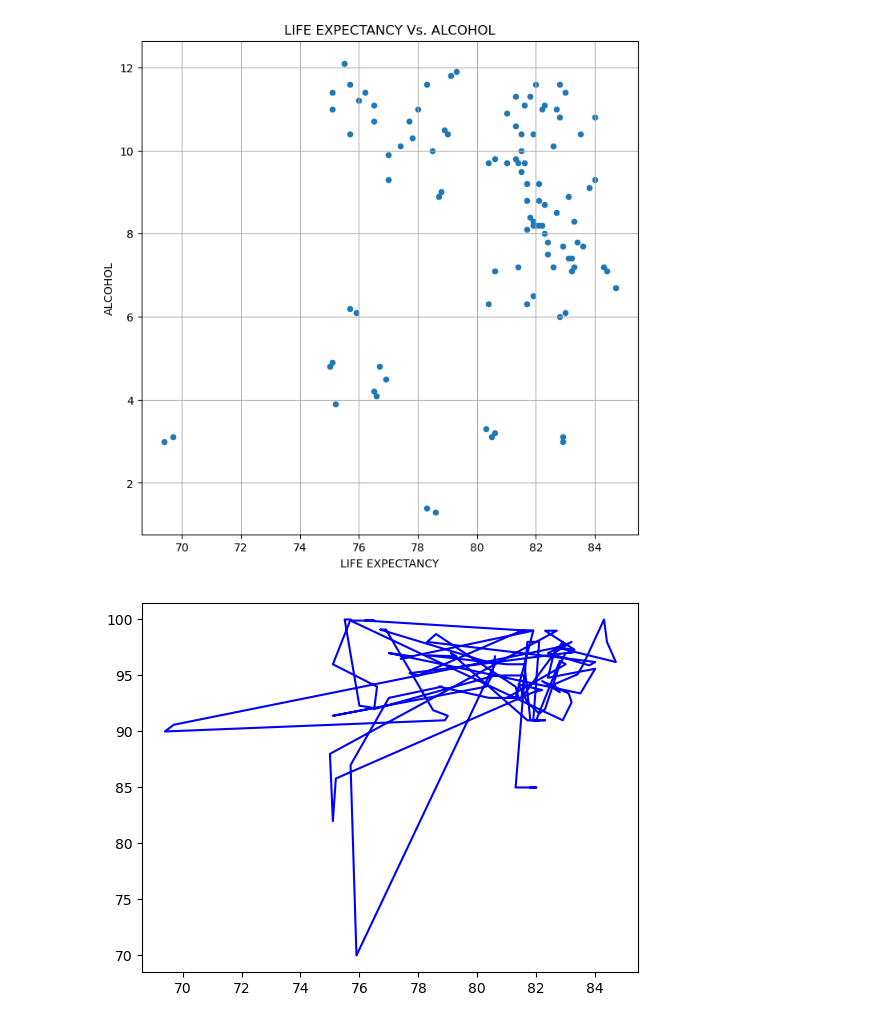
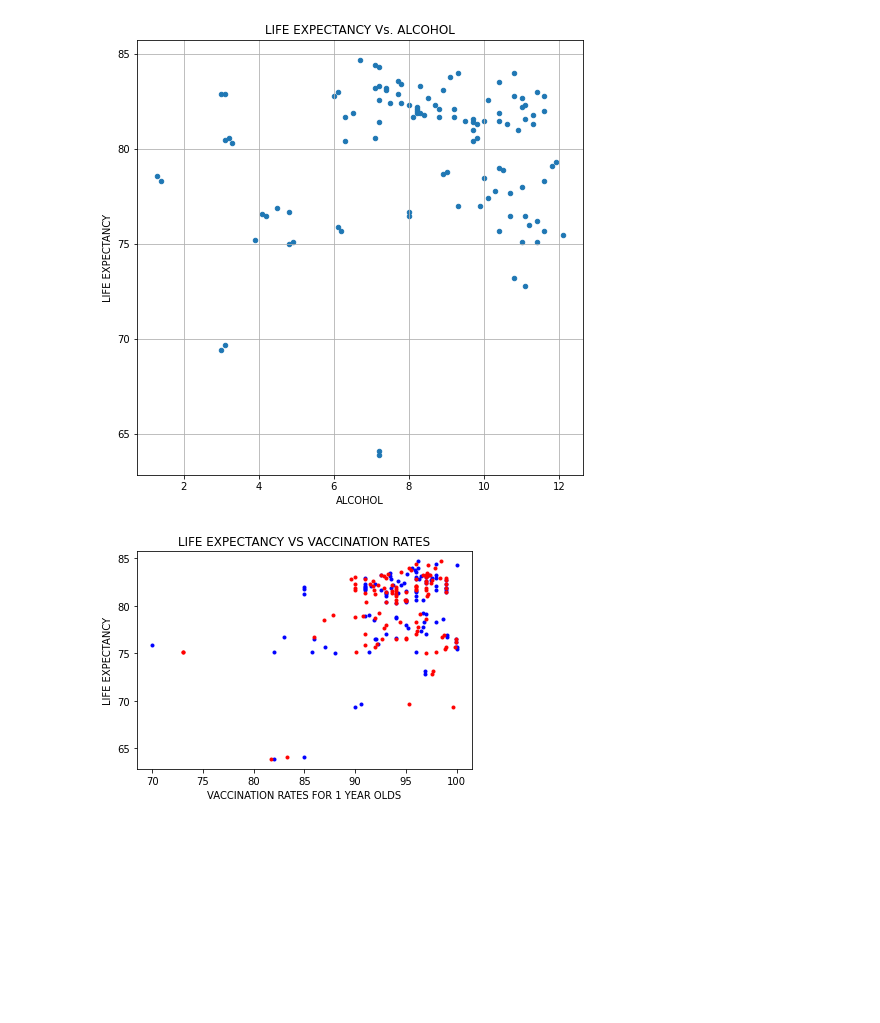
Before and after one commit to lisahh986/project1, a Jupyter notebook: Visualization.ipynb, the cells around one changed output. Saved outputs shown, nothing was run; the diff lists cells and outputs as text; code cells hidden in the pictures; blank space fills up the shorter version.

Commit message:
update visuals and reorganized files

```diff
--- a/Visualization.ipynb
+++ b/Visualization.ipynb
@@ -5,7 +5,7 @@ import numpy as np
 import scipy.stats as st
 # %%
 # loading data
-life_data_path = "fuzzy.csv"
+life_data_path = "life_data.csv"
 life_df = pd.read_csv(life_data_path)
 # print(life_df.head())
 
@@ -68,20 +50,21 @@ plt.show()
 # %%
 # correation of drinking alcohol with Le through scatter plot (chart 6)
-clean_life_df.plot(kind="scatter", x='LIFE EXPECTANCY', y='ALCOHOL', grid=True, figsize=(8,8), title="LIFE EXPECTANCY Vs. ALCOHOL")
+clean_life_df.plot(kind="scatter", y='LIFE EXPECTANCY', x='ALCOHOL', grid=True, figsize=(8,8), title="LIFE EXPECTANCY Vs. ALCOHOL")
 plt.show()
 # %% [output]
-[figure, old version]
+[figure, new version]
 # %%
 clean_life_df = clean_life_df.set_index('LOCATION')
 # %%
 #affect of immunization(2) w le (chart 7
-
 le = clean_life_df['LIFE EXPECTANCY']
 vaccination_dtp = clean_life_df['VACCINATION DTP']
 vaccination_measles = clean_life_df['VACCINATION MEASLES']
-
-vaccination_dtp_plot = plt.plot(le, vaccination_dtp, color="blue", label="VACCINATION DTP" )
-vaccination_measles = plt.plot(le, vaccination_measles, color="red", label="VACCINATION MEASLES" )
+plt.xlabel("VACCINATION RATES FOR 1 YEAR OLDS")
+plt.ylabel("LIFE EXPECTANCY")
+plt.title("LIFE EXPECTANCY VS VACCINATION RATES")
+vaccination_dtp_plot = plt.scatter(y=le, x=vaccination_dtp, color="blue", label="VACCINATION DTP", marker="." )
+vaccination_measles = plt.scatter(y=le, x=vaccination_measles, color="red", label="VACCINATION MEASLES",  marker="." )
 plt.show()
 # %% [output]
-[figure, old version]
+[figure, new version]
```
Also changed, not shown: parts of 6 cells of this notebook, 4 other files.
